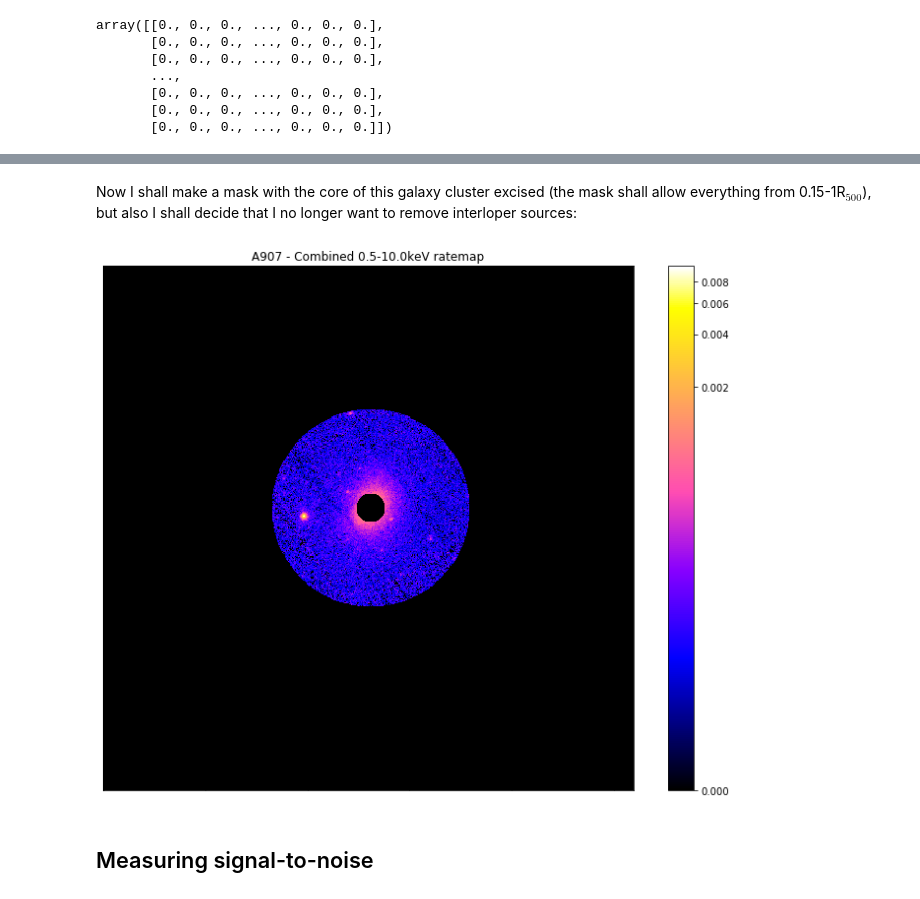
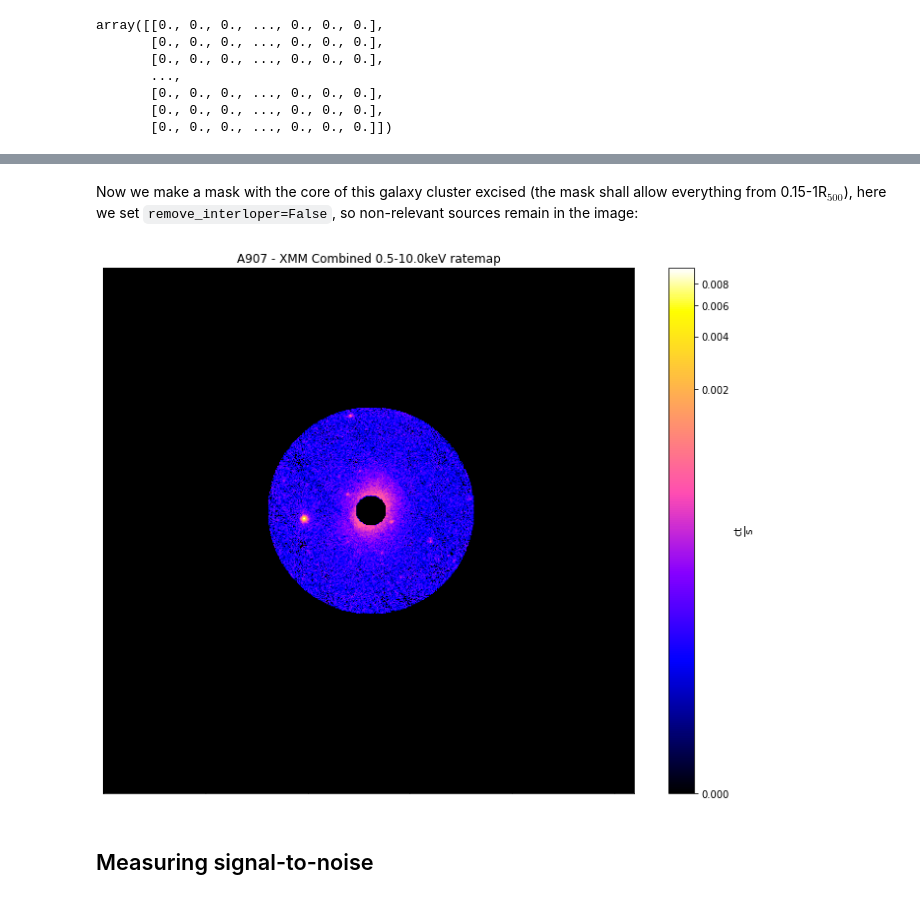
Before and after one commit to DavidT3/XGA, a Jupyter notebook: docs/source/notebooks/tutorials/photometry.ipynb, the cells around one changed output, grey strips where cells are left out. Saved outputs shown, nothing was run; the diff lists cells and outputs as text; code cells hidden in the pictures.

```diff
--- a/docs/source/notebooks/tutorials/photometry.ipynb
+++ b/docs/source/notebooks/tutorials/photometry.ipynb
@@ -22,23 +25,24 @@ First of all, I will declare an individual galaxy cluster source object, and a g
 # %%
 # Setting up the column names and numpy array that go into the Pandas dataframe
-column_names = ['name', 'ra', 'dec', 'z', 'r500', 'r200', 'richness', 'richness_err']
-cluster_data = np.array([['XCSSDSS-124', 0.80057775, -6.0918182, 0.251, 1220.11, 1777.06, 109.55, 4.49],
-                         ['XCSSDSS-2789', 0.95553986, 2.068019, 0.11, 1039.14, 1519.79, 38.90, 2.83],
-                         ['XCSSDSS-290', 2.7226392, 29.161021, 0.338, 935.58, 1359.37, 105.10, 5.99],
-                         ['XCSSDSS-134', 4.9083898, 3.6098177, 0.273, 1157.04, 1684.15, 108.60, 4.79]])
+column_names = ['name', 'ra', 'dec', 'z', 'r500', 'richness', 'richness_err']
+cluster_data = np.array([['DEMO-1', 40.912, -48.561, 0.495, 2.539, 138.504, 4.243],
+                         ['DEMO-2', 41.353, -53.029, 0.300, 4.720, 150.571, 4.141],
+                         ['DEMO-3', 43.565, -58.953, 0.428, 3.292, 221.674, 5.713],
+                         ['DEMO-4', 79.156, -54.500, 0.273, 1157.04, 1684.15, 108.60]])
 
-# Possibly I'm overcomplicating this by making it into a dataframe, but it is an excellent data structure,
-#  and one that is very commonly used in my own analyses.
 sample_df = pd.DataFrame(data=cluster_data, columns=column_names)
-sample_df[['ra', 'dec', 'z', 'r500', 'r200', 'richness', 'richness_err']] = \
-    sample_df[['ra', 'dec', 'z', 'r500', 'r200', 'richness', 'richness_err']].astype(float)
+sample_df[['ra', 'dec', 'z', 'r500', 'richness', 'richness_err']] = \
+    sample_df[['ra', 'dec', 'z', 'r500', 'richness', 'richness_err']].astype(float)
 
-# Defining the sample of four XCS-SDSS galaxy clusters
+# Defining the sample of four DES galaxy clusters
 demo_smp = ClusterSample(sample_df["ra"].values, sample_df["dec"].values, sample_df["z"].values,
-                         sample_df["name"].values, r200=Quantity(sample_df["r200"].values, "kpc"),
-                         r500=Quantity(sample_df["r500"].values, 'kpc'), richness=sample_df['richness'].values,
-                         richness_err=sample_df['richness_err'].values)
+                         sample_df["name"].values,
+                         r500=Quantity(sample_df["r500"].values, 'arcmin'),
+                         richness=sample_df['richness'].values,
+                         richness_err=sample_df['richness_err'].values,
+                         search_distance={'erosita': Quantity(2, 'deg')})
 
 # And defining an individual source object for Abell 907
 demo_src = GalaxyCluster(149.59209, -11.05972, 0.16, r500=Quantity(1200, 'kpc'), r200=Quantity(1700, 'kpc'),
-                         name="A907")
+                         name="A907", search_distance={'erosita': Quantity(3, 'deg'),
+                                     'xmm': Quantity(30, 'arcmin')})
@@ -294,0 +322,7 @@ I'm also going to demonstrate the masking functionality of the view() method for
+# %%
+# To get a combined ratemap, the combined images and exposure maps must first be made
+demo_src = emosaic(demo_src, 'image', lo_en=lo_en, hi_en=hi_en)
+demo_src = emosaic(demo_src, 'expmap', lo_en=lo_en, hi_en=hi_en)
+
+
+chosen_comb_rt = demo_src.get_combined_ratemaps(lo_en=lo_en, hi_en=hi_en)
@@ -375,10 +419,12 @@ chosen_comb_rt.view(mask=custom_mask)
 # %% [markdown]
-Now I shall make a mask with the core of this galaxy cluster excised (the mask shall allow everything from 0.15-1R$_{500}$), but also I shall decide that I no longer want to remove interloper sources:
+Now we make a mask with the core of this galaxy cluster excised (the mask shall allow everything from 0.15-1R$_{500}$), here we set `remove_interloper=False`, so non-relevant sources remain in the image:
 # %%
-custom_mask = demo_src.get_custom_mask(demo_src.r500, demo_src.r500*0.15, remove_interlopers=False)
+custom_mask = demo_src.get_custom_mask(demo_src.r500, 'xmm',
+                                       inner_rad=demo_src.r500*0.15,
+                                       remove_interlopers=False)
 chosen_comb_rt.view(mask=custom_mask)
 # %% [output]
-[figure, old version]
+[figure, new version]
 # %% [markdown]
 ## Measuring signal-to-noise
 # %% [markdown]
```
Also changed, not shown: parts of 59 cells of this notebook.
